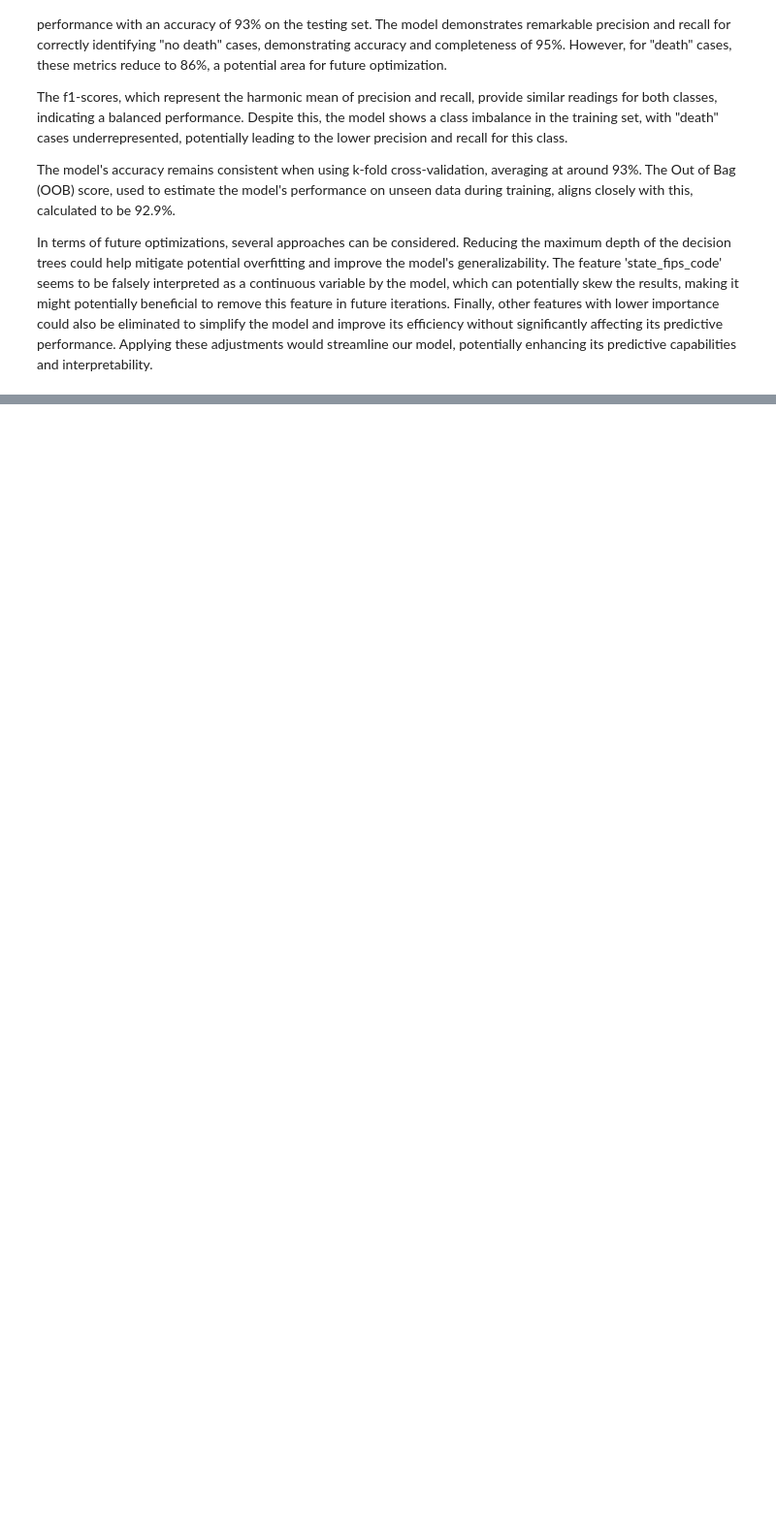
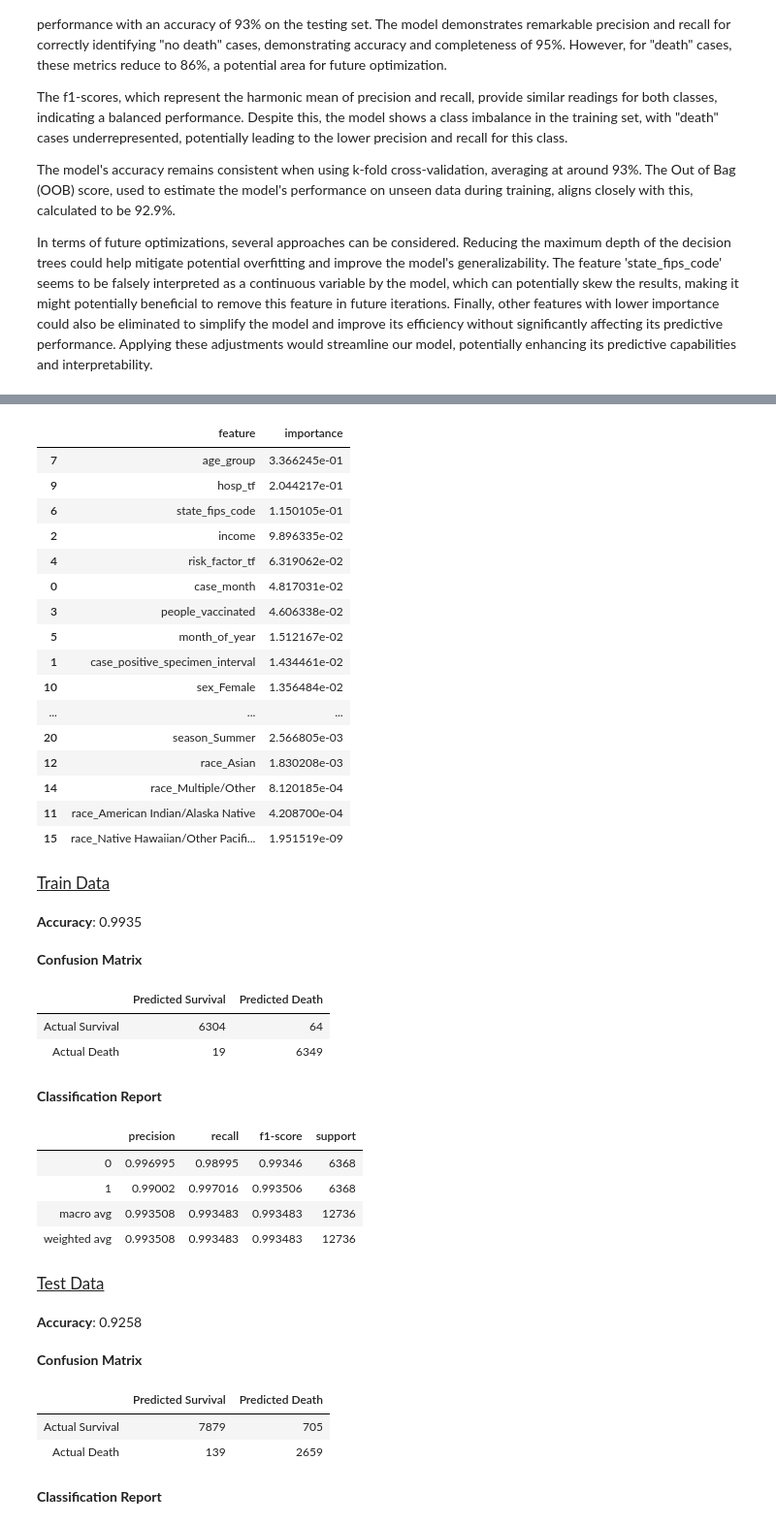
Before and after one commit to tlopesx/Assignment-2, a Jupyter notebook: 22202398_Submission/22202398-Homework2-Notebook.ipynb, the cells around one changed output, grey strips where cells are left out. Shown at 97% size. Cells and saved outputs as stored; diff of their text form; code cells hidden in the pictures; blank space fills up the shorter version.

```diff
--- a/22202398_Submission/22202398-Homework2-Notebook.ipynb
+++ b/22202398_Submission/22202398-Homework2-Notebook.ipynb
@@ -2317,0 +2412,46 @@ In terms of future optimizations, several approaches can be considered. Reducing
+# %%
+from imblearn.under_sampling import RandomUnderSampler
+
+# Create an instance of the RandomUnderSampler
+rus = RandomUnderSampler()
+
+X_train_opt1_2, y_train_opt1_2 = rus.fit_resample(X_train, y_train)
+
+train_and_evaluate_random_forest(X_train_opt1_2, y_train_opt1_2)
+# %% [output]
+|  | feature | importance |
+| 7 | age_group | 3.366245e-01 |
+| 9 | hosp_tf | 2.044217e-01 |
+| 6 | state_fips_code | 1.150105e-01 |
+| 2 | income | 9.896335e-02 |
+| 4 | risk_factor_tf | 6.319062e-02 |
+| 0 | case_month | 4.817031e-02 |
+| 3 | people_vaccinated | 4.606338e-02 |
+| 5 | month_of_year | 1.512167e-02 |
+| 1 | case_positive_specimen_interval | 1.434461e-02 |
+| 10 | sex_Female | 1.356484e-02 |
+| ... | ... | ... |
+| 20 | season_Summer | 2.566805e-03 |
+| 12 | race_Asian | 1.830208e-03 |
+| 14 | race_Multiple/Other | 8.120185e-04 |
+| 11 | race_American Indian/Alaska Native | 4.208700e-04 |
+| 15 | race_Native Hawaiian/Other Pacifi... | 1.951519e-09 |
+Train Data
+Accuracy: 0.9935
+Confusion Matrix
+|  | Predicted Survival | Predicted Death |
+| Actual Survival | 6304 | 64 |
+| Actual Death | 19 | 6349 |
+Classification Report
+|  | precision | recall | f1-score | support |
+| 0 | 0.996995 | 0.98995 | 0.99346 | 6368 |
+| 1 | 0.99002 | 0.997016 | 0.993506 | 6368 |
+| macro avg | 0.993508 | 0.993483 | 0.993483 | 12736 |
+| weighted avg | 0.993508 | 0.993483 | 0.993483 | 12736 |
+Test Data
+Accuracy: 0.9258
+Confusion Matrix
+|  | Predicted Survival | Predicted Death |
+| Actual Survival | 7879 | 705 |
+| Actual Death | 139 | 2659 |
+Classification Report
```
Also changed, not shown: parts of 40 cells of this notebook.
